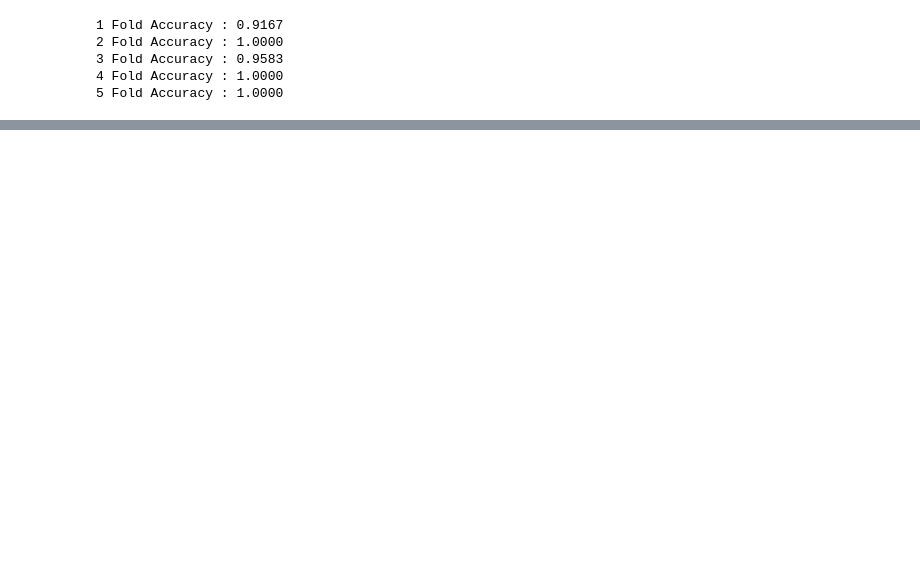
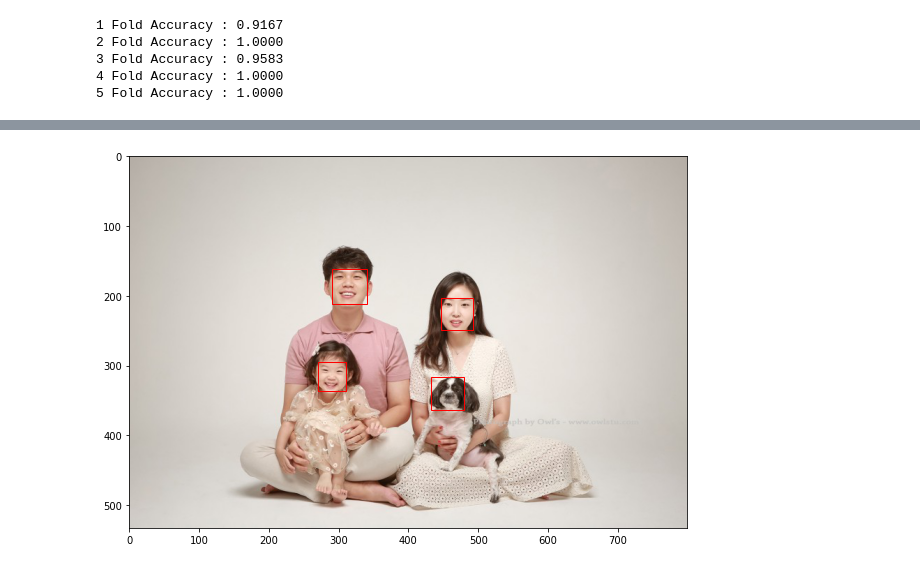
Before and after one commit to nonewc/Java2112, a Jupyter notebook: BasicPython.ipynb, the cells around one changed output, grey strips where cells are left out. Saved outputs shown, nothing was run; the diff lists cells and outputs as text; code cells hidden in the pictures; blank space fills up the shorter version.

```diff
--- a/BasicPython.ipynb
+++ b/BasicPython.ipynb
@@ -532,0 +608,34 @@ print(response.text)
+# %%
+import os   # 파일처리
+import sys  # 파일처리
+import requests   # 웹
+
+client_id = "eyLLuM4bxt9jVRyLte0y"  #개발자 아이디
+client_secret = "AgqrqI44uy"        #개발자 비번
+
+url = "https://openapi.naver.com/v1/vision/face" # 얼굴감지
+# url = "https://openapi.naver.com/v1/vision/celebrity" # 유명인 얼굴인식
+files = {'image': open('family.jpg', 'rb')}
+headers = {'X-Naver-Client-Id': client_id, 'X-Naver-Client-Secret': client_secret }
+response = requests.post(url,  files=files, headers=headers)
+
+import json
+parsed = json.loads(response.text)
+
+
+import matplotlib.patches as patches
+import matplotlib.image as mpimg
+import matplotlib.pyplot as plt
+
+img = mpimg.imread('family.jpg')
+fig, ax = plt.subplots(figsize=(10,10))
+ax.imshow(img)
+
+for each in parsed['faces']:
+  x,y,w,h = each['roi'].values()
+
+  re_face = patches.Rectangle((x,y),w,h, edgecolor = 'r', facecolor='none')
+
+  ax.add_patch(re_face)
+# %% [output]
+[figure, added]
```
Also changed, not shown: parts of 52 cells of this notebook.
